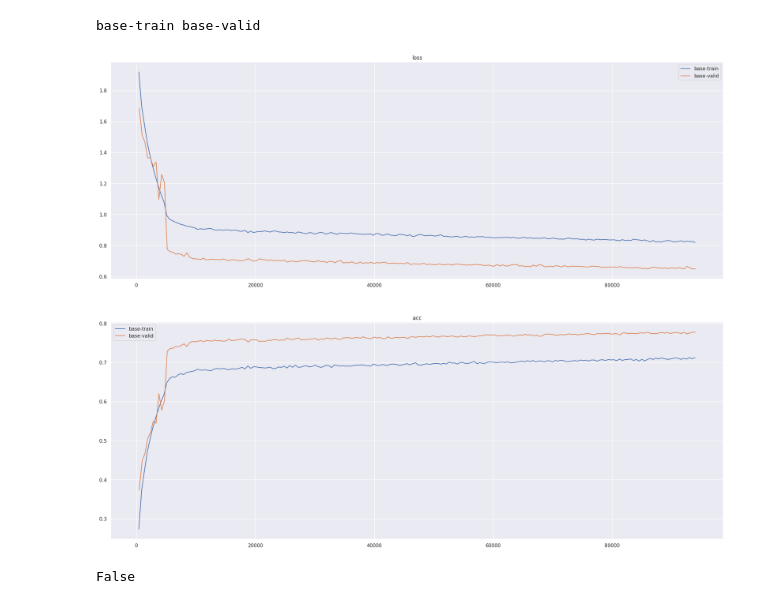
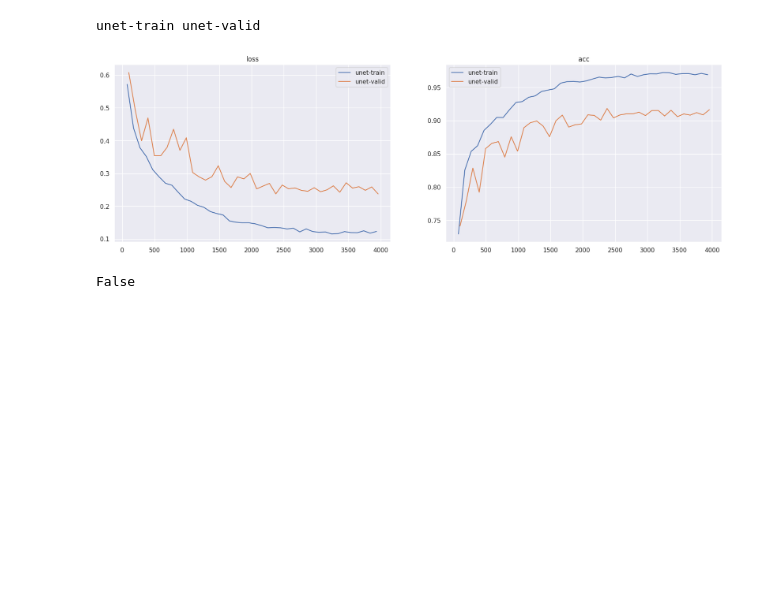
Before and after one commit to dong100136/pytorchutils, a Jupyter notebook: work.ipynb, the cells around one changed output. Cells and saved outputs as stored; diff of their text form; code cells hidden in the pictures; blank space fills up the shorter version.

Commit message:
change history plot config

```diff
--- a/work.ipynb
+++ b/work.ipynb
@@ -3,10 +7,10 @@ from pytorchutils.history import plot
 import os
 %matplotlib inline
 # %%
-plot('./saved_model/base',show=['train','valid'])
+plot('./saved_model/unet',show=['train','valid'])
 # %% [output]
-base-train base-valid
+unet-train unet-valid
-[figure, old version]
+[figure, new version]
 # %%
 'c' in a
 # %% [output]
```
Also changed, not shown: parts of 3 cells of this notebook, 7 other files.
